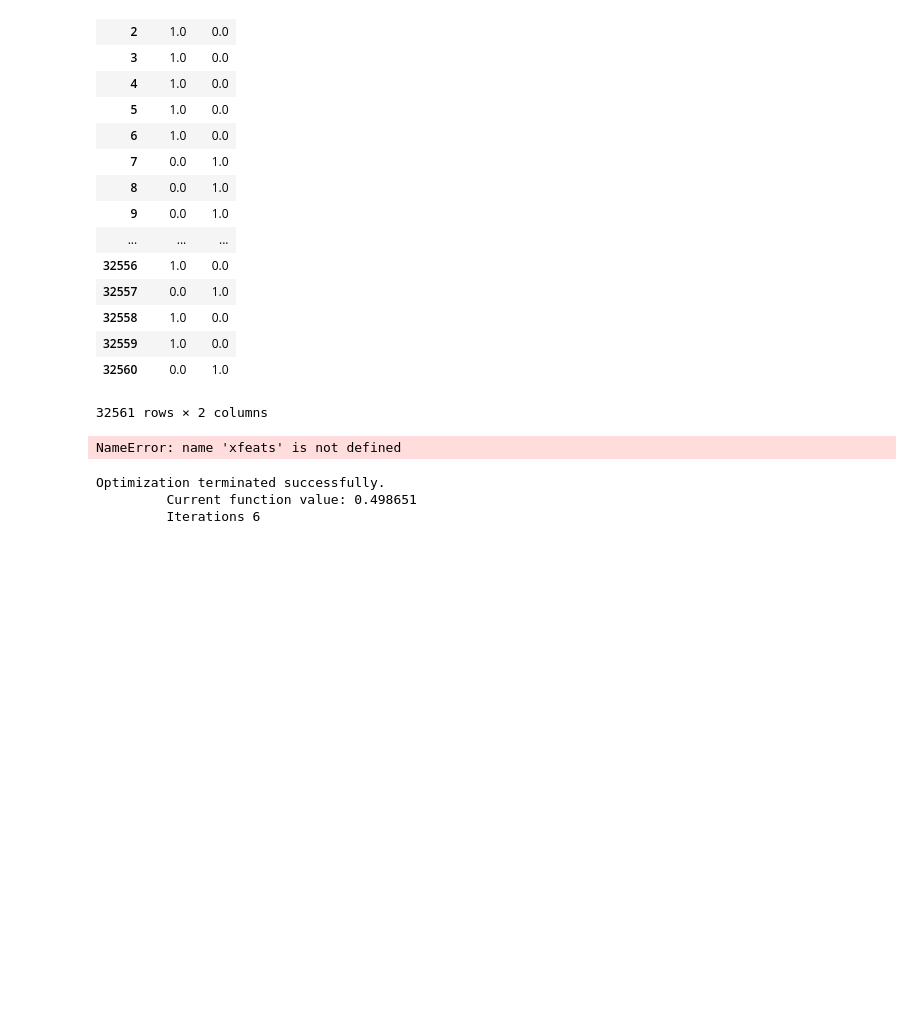
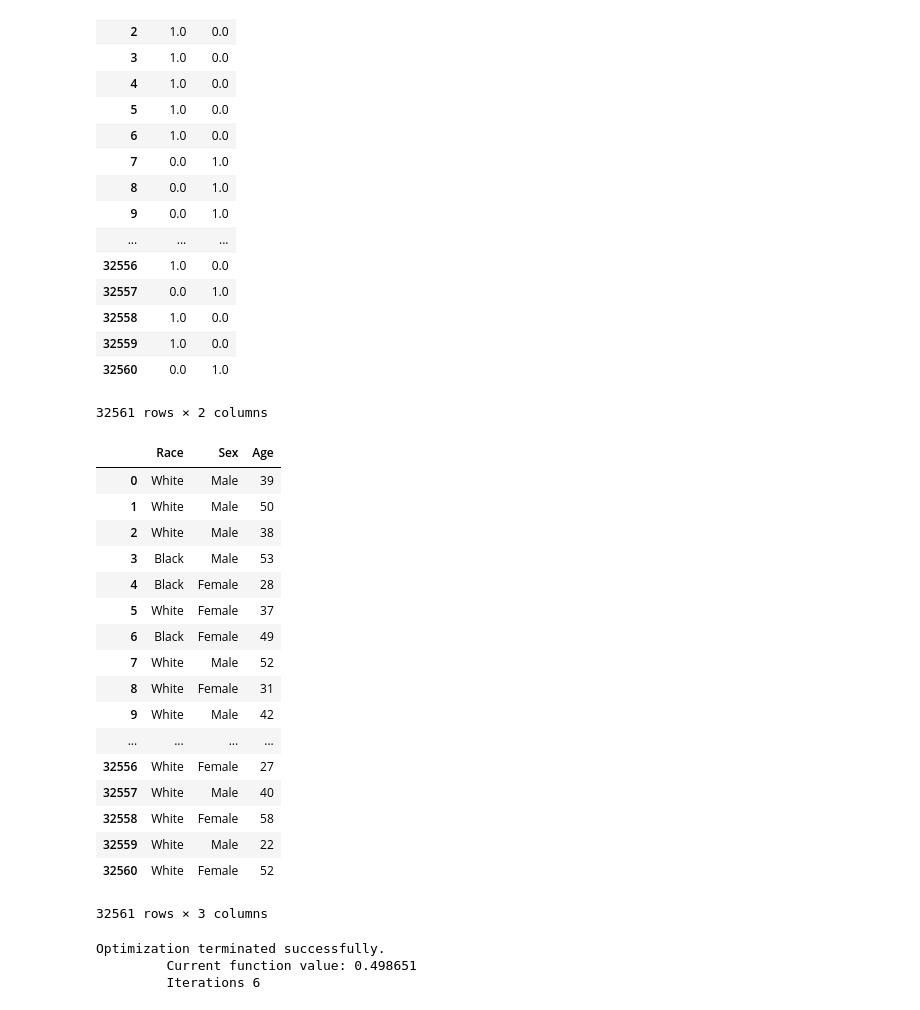
Before and after one commit to seancarverphd/dsc-linear-to-logistic-regression-dc-ds-060319, a Jupyter notebook: index.ipynb, the cells around one changed output. Drawn from its saved outputs; the diff is of its cells as text; code cells hidden in the pictures; blank space fills up the shorter version.

```diff
--- a/index.ipynb
+++ b/index.ipynb
@@ -242,9 +242,26 @@ y
 | 32560 | 0.0 | 1.0 |
 32561 rows × 2 columns
 # %%
-salaries[xfeats]
+salaries[x_feats]
 # %% [output]
+|  | Race | Sex | Age |
+| 0 | White | Male | 39 |
+| 1 | White | Male | 50 |
+| 2 | White | Male | 38 |
+| 3 | Black | Male | 53 |
+| 4 | Black | Female | 28 |
+| 5 | White | Female | 37 |
+| 6 | Black | Female | 49 |
+| 7 | White | Male | 52 |
+| 8 | White | Female | 31 |
+| 9 | White | Male | 42 |
+| ... | ... | ... | ... |
+| 32556 | White | Female | 27 |
+| 32557 | White | Male | 40 |
+| 32558 | White | Female | 58 |
+| 32559 | White | Male | 22 |
+| 32560 | White | Female | 52 |
-NameError: name 'xfeats' is not defined
+32561 rows × 3 columns
 # %%
 import statsmodels.api as sm
 
```
